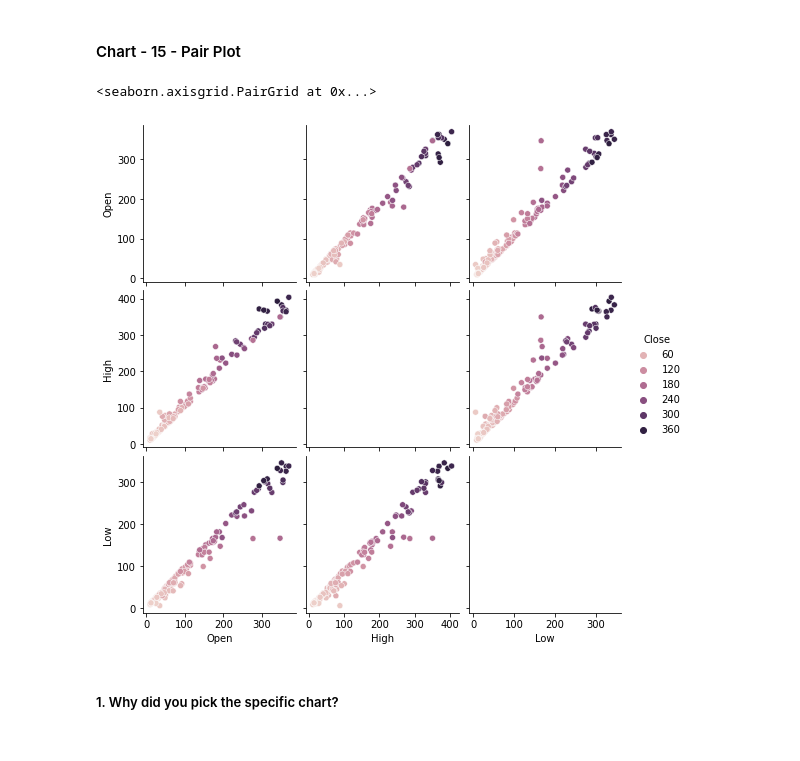
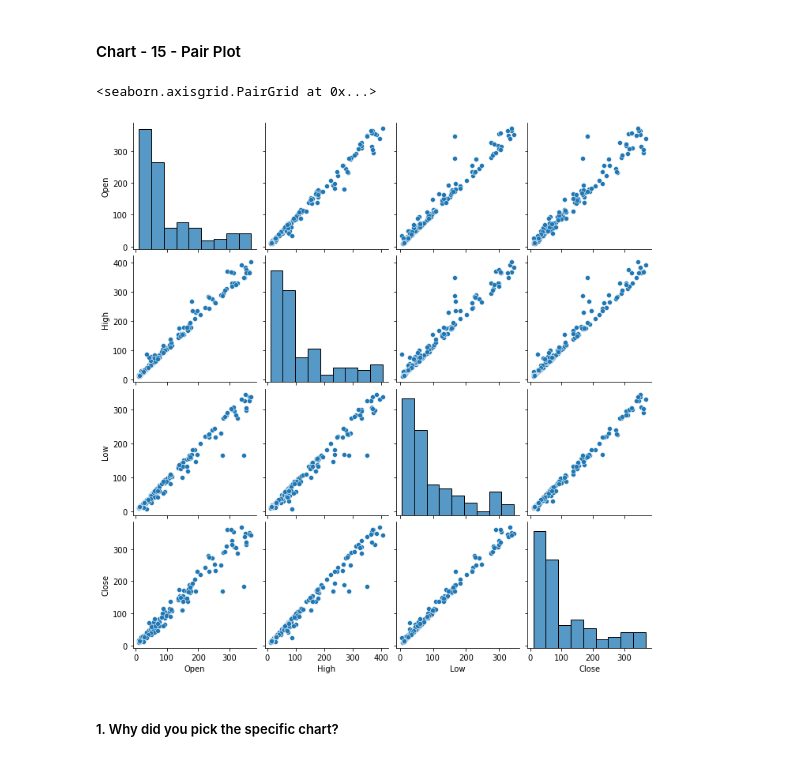
Before and after one commit to KartikKumar7070/Yesbank-stock-pricing-analysis-regression-model, a Jupyter notebook: ML_Capstone_Project_On_Regression.ipynb, the cells around one changed output. Saved outputs shown, nothing was run; the diff lists cells and outputs as text; code cells hidden in the pictures.

```diff
--- a/ML_Capstone_Project_On_Regression.ipynb
+++ b/ML_Capstone_Project_On_Regression.ipynb
@@ -131,6 +137,8 @@ df.tail()
 | 184 | Nov-20 | 12.41 | 14.90 | 12.21 | 14.67 |
 # %% [markdown]
 ### Dataset Rows & Columns count
+# %%
+df['Date'] = pd.to_datetime(df['Date'].apply(lambda x: datetime.strptime(x, '%b-%y')))
 # %%
 # Dataset Rows & Columns count
 df.shape
@@ -430,10 +458,10 @@ From this Corelation heatmap we can see all my independent variable are highly c
 #### Chart - 15 - Pair Plot
 # %%
 # Pair Plot visualization code
-sns.pairplot(df1,hue='Close')
+sns.pairplot(df1)
 # %% [output]
 <seaborn.axisgrid.PairGrid at 0x...>
-[figure, old version]
+[figure, new version]
 # %% [markdown]
 ##### 1. Why did you pick the specific chart?
 # %% [markdown]
```
Also changed, not shown: parts of 114 cells of this notebook.
